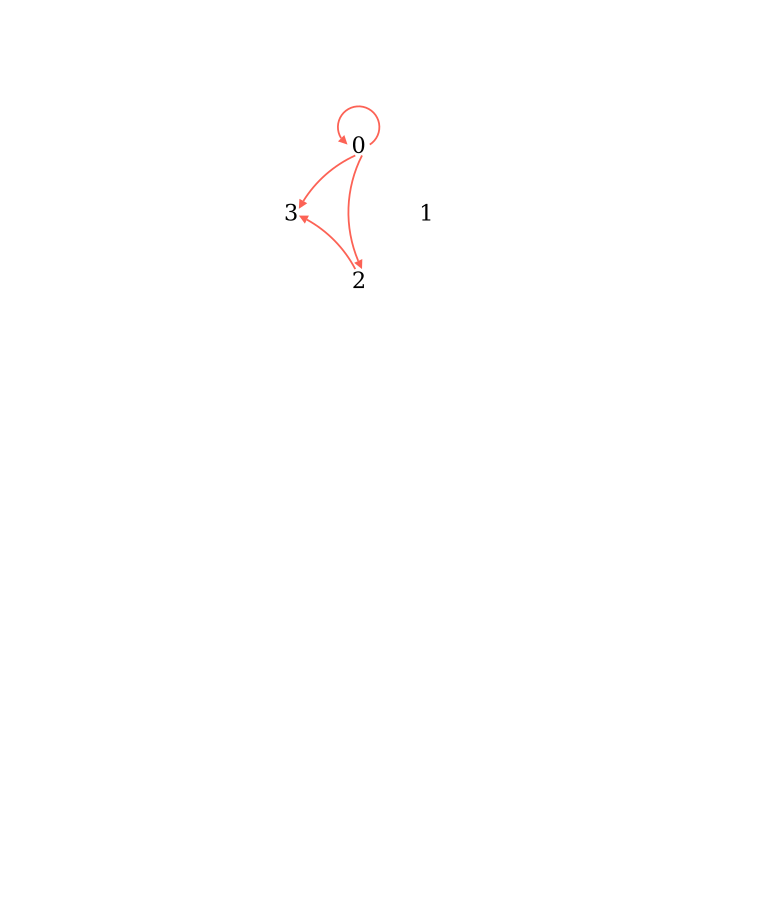
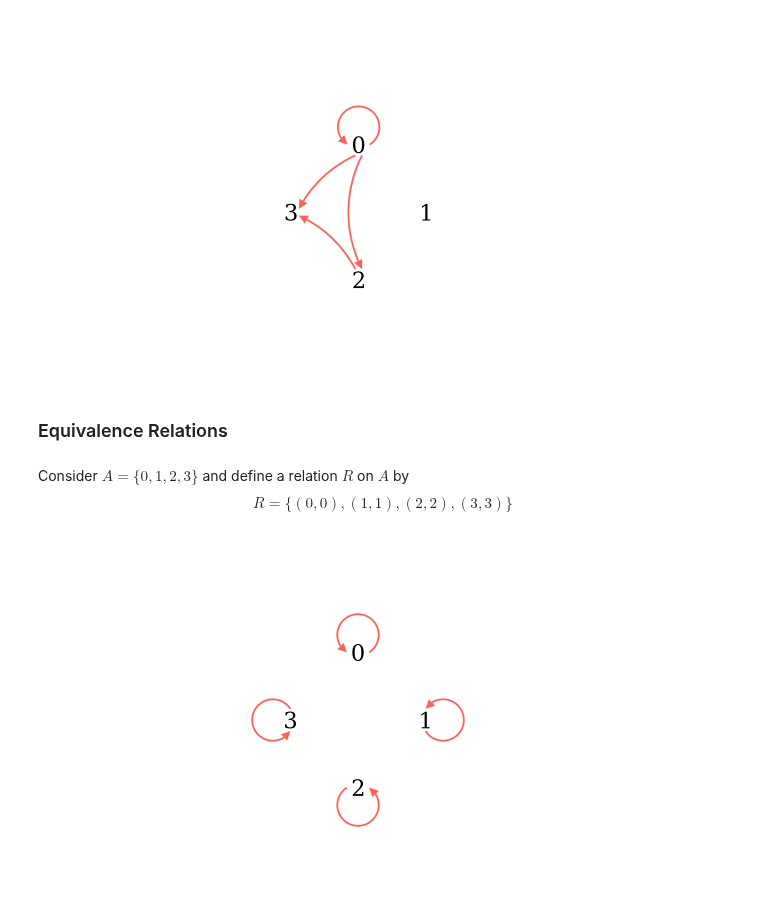
Before and after one commit to PhotonicGluon/NZQRC-Book, a Jupyter notebook: code/image_generation/notebooks/part-2/relations-2.ipynb, the cells around one changed output. Drawn from its saved outputs; the diff is of its cells as text; code cells hidden in the pictures; blank space fills up the shorter version.

Commit message:
Add equivalence relation definition to section 11.1

```diff
--- a/code/image_generation/notebooks/part-2/relations-2.ipynb
+++ b/code/image_generation/notebooks/part-2/relations-2.ipynb
@@ -172,3 +172,72 @@ class RelationDiagram(Scene):
         self.add(group)
 # %% [output]
 [figure]
+# %% [markdown]
+### Equivalence Relations
+# %% [markdown]
+Consider $A = \{0, 1, 2, 3\}$ and define a relation $R$ on $A$ by
+$$
+    R = \{(0,0), (1,1), (2,2), (3,3)\}
+$$
+# %%
+%%generate_image equiv-rel_1 RelationDiagram
+
+FONT_SIZE = 36
+
+RADIUS = 1.5  # Radius of square/diamond
+
+ELEMENT_POS_SHIFT = 0.05
+ARROW_STROKE_WIDTH = 4
+ARROW_START_SHIFT = 0.15
+ARROW_TIP_SIZE = 0.2
+
+
+class RelationDiagram(Scene):
+    def construct(self):
+        # Create elements
+        elements = ["0", "1", "2", "3"]
+        elements = [Text(elem, font_size=FONT_SIZE, color=BLACK) for elem in elements]
+        arrange_circular(*elements, clockwise=True, radius=RADIUS)
+
+        # Determine element positions
+        element_reference_position = {
+            0: elements[0].get_bottom() + ELEMENT_POS_SHIFT*DOWN,
+            1: elements[1].get_left() + ELEMENT_POS_SHIFT*LEFT,
+            2: elements[2].get_top() + ELEMENT_POS_SHIFT*UP,
+            3: elements[3].get_right() + ELEMENT_POS_SHIFT*RIGHT,
+        }
+
+        # Add elements to a group
+        elements = VGroup(*elements)
+
+        # Create arrows
+        reflexive_arrows = [
+            Arc(arc_center=elements[0].get_center() + 0.25*UP, start_angle=-np.pi/4, angle=3*np.pi/2, radius=0.35),
+            Arc(arc_center=elements[1].get_center() + 0.25*RIGHT, start_angle=-3*np.pi/4, angle=3*np.pi/2, radius=0.35),
+            Arc(arc_center=elements[2].get_center() + 0.25*DOWN, start_angle=3*np.pi/4, angle=3*np.pi/2, radius=0.35),
+            Arc(arc_center=elements[3].get_center() + 0.25*LEFT, start_angle=np.pi/4, angle=3*np.pi/2, radius=0.35),
+        ]
+
+        inter_element_relations = {}  # Nothing :p
+        inter_element_arrows = [
+            ArcBetweenPoints(
+                element_reference_position[i] + adj_i,
+                element_reference_position[j] + adj_j,
+                radius = 3
+            )
+            for (i, j), (adj_i, adj_j) in inter_element_relations.items()
+        ]
+        arrows = [*reflexive_arrows, *inter_element_arrows]
+
+        for arrow in arrows:
+            arrow.set_color(RED)
+            arrow.add_tip(tip_length=ARROW_TIP_SIZE, tip_width=ARROW_TIP_SIZE)
+
+        arrows = VGroup(*arrows)
+
+        # Add all elements to the scene
+        group = Group(elements, arrows)
+        group.center()
+        self.add(group)
+# %% [output]
+[figure, added]
```
Also changed, not shown: parts of 2 cells of this notebook, 3 other files.
